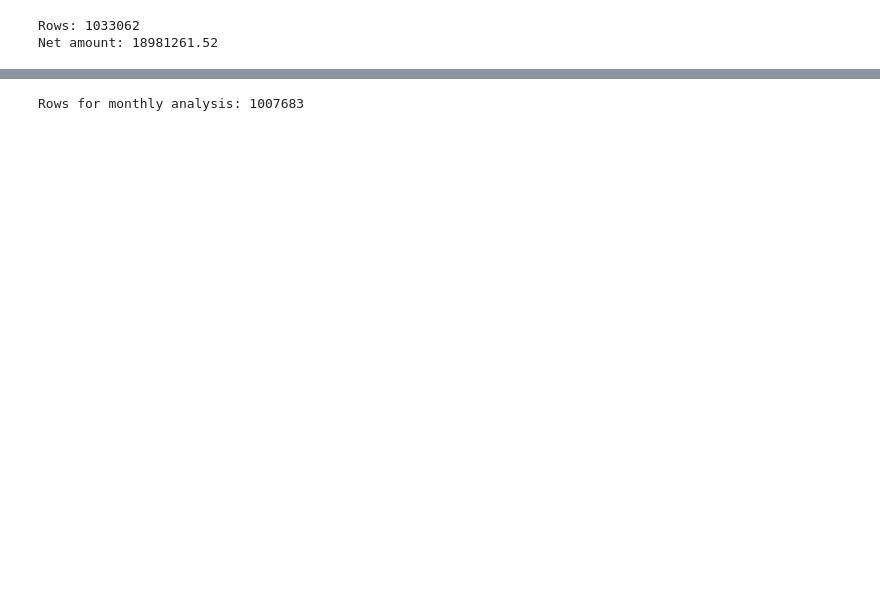
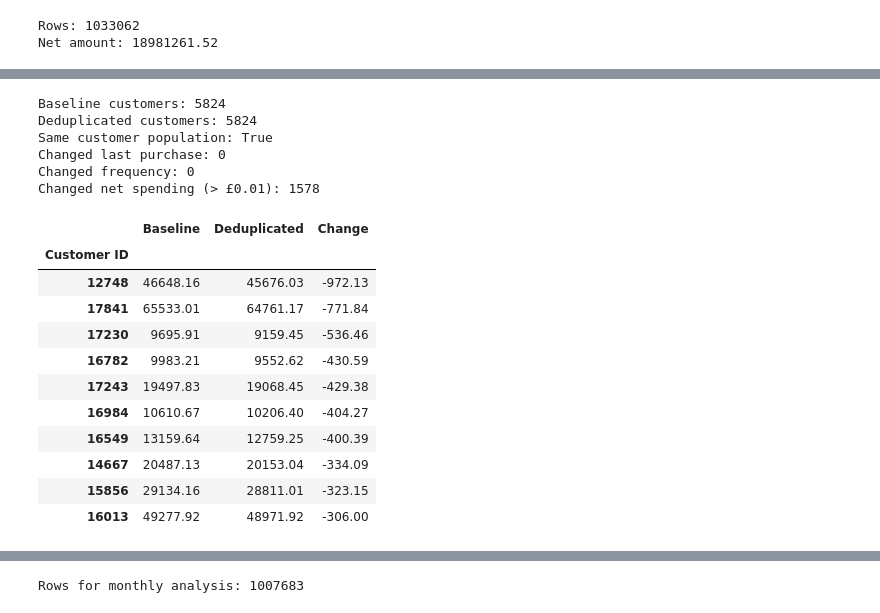
Before and after one commit to SmithChen825/online-retail-analysis, a Jupyter notebook: 01_data_check.ipynb, the cells around one changed output, grey strips where cells are left out. Cells and saved outputs as stored; diff of their text form; code cells hidden in the pictures; blank space fills up the shorter version.

```diff
--- a/01_data_check.ipynb
+++ b/01_data_check.ipynb
@@ -1084,0 +1144,80 @@ Net amount: 18981261.52
+# %%
+def customer_rfm_inputs(df):
+    identified = df.loc[df["Customer ID"].notna()].copy()
+
+    purchases = identified.loc[
+        identified["is_product_sale_candidate"].fillna(False)
+    ]
+
+    # 分析人群：至少有一个有效购买订单的已识别客户
+    customers = purchases.groupby("Customer ID").agg(
+        last_purchase=("InvoiceDate", "max"),
+        frequency=("Invoice", "nunique")
+    )
+
+    # 净金额包含该客户的产品销售与取消记录
+    customers["monetary"] = (
+        identified.groupby("Customer ID")["line_amount"].sum()
+    )
+
+    return customers.sort_index()
+
+
+rfm_baseline = customer_rfm_inputs(baseline)
+rfm_dedup = customer_rfm_inputs(deduplicated)
+
+print("Baseline customers:", len(rfm_baseline))
+print("Deduplicated customers:", len(rfm_dedup))
+print(
+    "Same customer population:",
+    rfm_baseline.index.equals(rfm_dedup.index)
+)
+
+rfm_check = rfm_baseline.join(
+    rfm_dedup,
+    how="outer",
+    lsuffix="_baseline",
+    rsuffix="_dedup"
+)
+
+money_change = (
+    rfm_check["monetary_dedup"]
+    - rfm_check["monetary_baseline"]
+)
+
+print(
+    "Changed last purchase:",
+    rfm_check["last_purchase_baseline"]
+    .ne(rfm_check["last_purchase_dedup"]).sum()
+)
+print(
+    "Changed frequency:",
+    rfm_check["frequency_baseline"]
+    .ne(rfm_check["frequency_dedup"]).sum()
+)
+print("Changed net spending (> £0.01):", money_change.abs().gt(0.01).sum())
+
+display(pd.DataFrame({
+    "Baseline": rfm_baseline["monetary"],
+    "Deduplicated": rfm_dedup["monetary"],
+    "Change": money_change
+}).sort_values("Change").head(10).round(2))
+# %% [output]
+Baseline customers: 5824
+Deduplicated customers: 5824
+Same customer population: True
+Changed last purchase: 0
+Changed frequency: 0
+Changed net spending (> £0.01): 1578
+|  | Baseline | Deduplicated | Change |
+| Customer ID |  |  |  |
+| 12748 | 46648.16 | 45676.03 | -972.13 |
+| 17841 | 65533.01 | 64761.17 | -771.84 |
+| 17230 | 9695.91 | 9159.45 | -536.46 |
+| 16782 | 9983.21 | 9552.62 | -430.59 |
+| 17243 | 19497.83 | 19068.45 | -429.38 |
+| 16984 | 10610.67 | 10206.40 | -404.27 |
+| 16549 | 13159.64 | 12759.25 | -400.39 |
+| 14667 | 20487.13 | 20153.04 | -334.09 |
+| 15856 | 29134.16 | 28811.01 | -323.15 |
+| 16013 | 49277.92 | 48971.92 | -306.00 |
```
Also changed, not shown: parts of 94 cells of this notebook, 2 other files.
